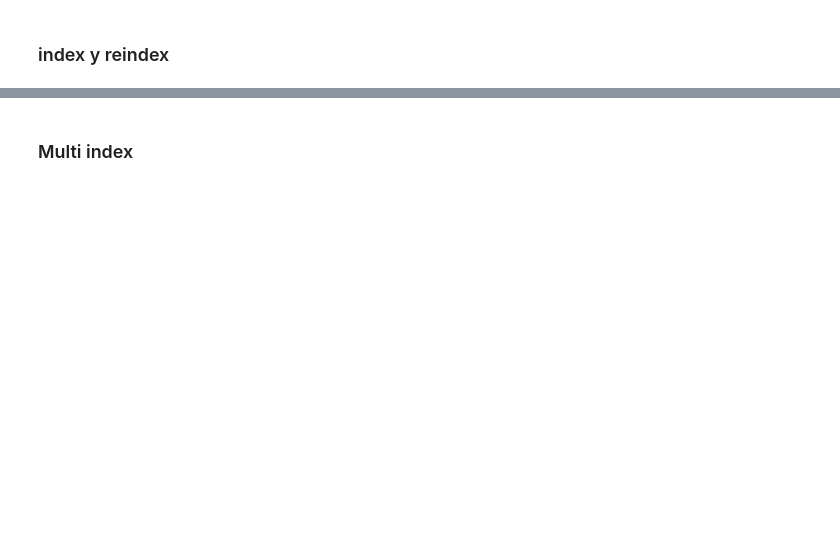
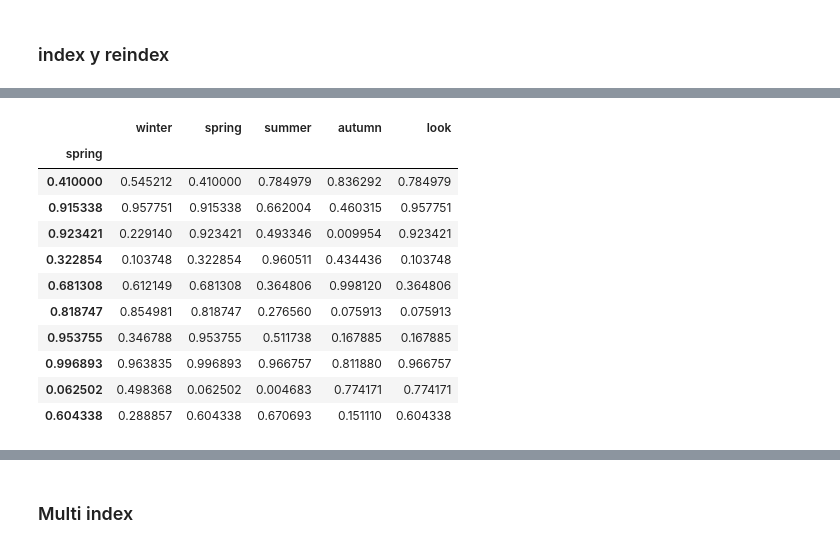
Before and after one commit to Ironhack-Data-Madrid-Julio-2023/apuntes_clase, a Jupyter notebook: semana_2/2.1 - Pandas Deepdive.ipynb, the cells around one changed output, grey strips where cells are left out. Saved outputs shown, nothing was run; the diff lists cells and outputs as text; code cells hidden in the pictures; blank space fills up the shorter version.

```diff
--- a/semana_2/2.1 - Pandas Deepdive.ipynb
+++ b/semana_2/2.1 - Pandas Deepdive.ipynb
@@ -955,0 +1723,4 @@ pandas.pivot_table(data, values=None, index=None, columns=None, aggfunc='mean',
+# %%
+seasons['look'] = seasons.lookup(seasons.index, look_lst)
+
+seasons
@@ -957,0 +1745,4 @@ pandas.pivot_table(data, values=None, index=None, columns=None, aggfunc='mean',
+# %%
+seasons.index = pd.RangeIndex(start=0, stop=20, step=2)
+
+seasons
@@ -957,0 +1761,4 @@ pandas.pivot_table(data, values=None, index=None, columns=None, aggfunc='mean',
+# %%
+seasons.index = range(10)
+
+seasons
@@ -957,0 +1777,4 @@ pandas.pivot_table(data, values=None, index=None, columns=None, aggfunc='mean',
+# %%
+seasons.index = [i for i in range(10)]
+
+seasons
@@ -957,0 +1793,17 @@ pandas.pivot_table(data, values=None, index=None, columns=None, aggfunc='mean',
+# %%
+seasons.index = seasons.spring
+
+seasons
+# %% [output]
+|  | winter | spring | summer | autumn | look |
+| spring |  |  |  |  |  |
+| 0.410000 | 0.545212 | 0.410000 | 0.784979 | 0.836292 | 0.784979 |
+| 0.915338 | 0.957751 | 0.915338 | 0.662004 | 0.460315 | 0.957751 |
+| 0.923421 | 0.229140 | 0.923421 | 0.493346 | 0.009954 | 0.923421 |
+| 0.322854 | 0.103748 | 0.322854 | 0.960511 | 0.434436 | 0.103748 |
+| 0.681308 | 0.612149 | 0.681308 | 0.364806 | 0.998120 | 0.364806 |
+| 0.818747 | 0.854981 | 0.818747 | 0.276560 | 0.075913 | 0.075913 |
+| 0.953755 | 0.346788 | 0.953755 | 0.511738 | 0.167885 | 0.167885 |
+| 0.996893 | 0.963835 | 0.996893 | 0.966757 | 0.811880 | 0.966757 |
+| 0.062502 | 0.498368 | 0.062502 | 0.004683 | 0.774171 | 0.774171 |
+| 0.604338 | 0.288857 | 0.604338 | 0.670693 | 0.151110 | 0.604338 |
```
Also changed, not shown: parts of 102 cells of this notebook, 3 other files.
